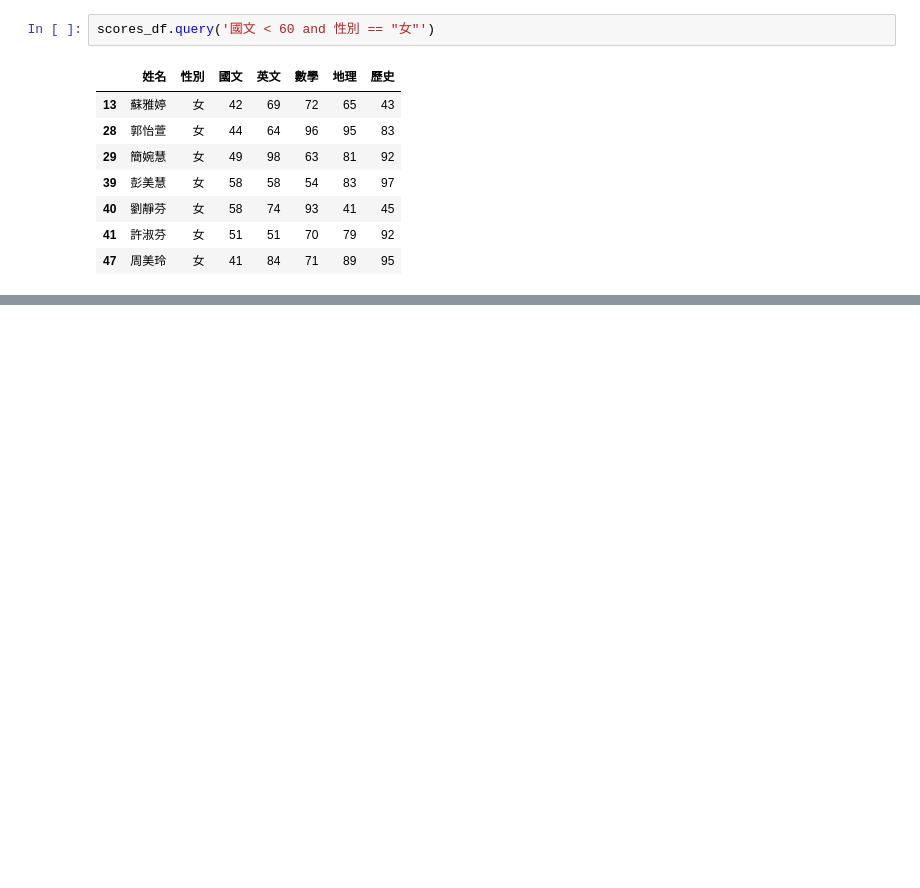
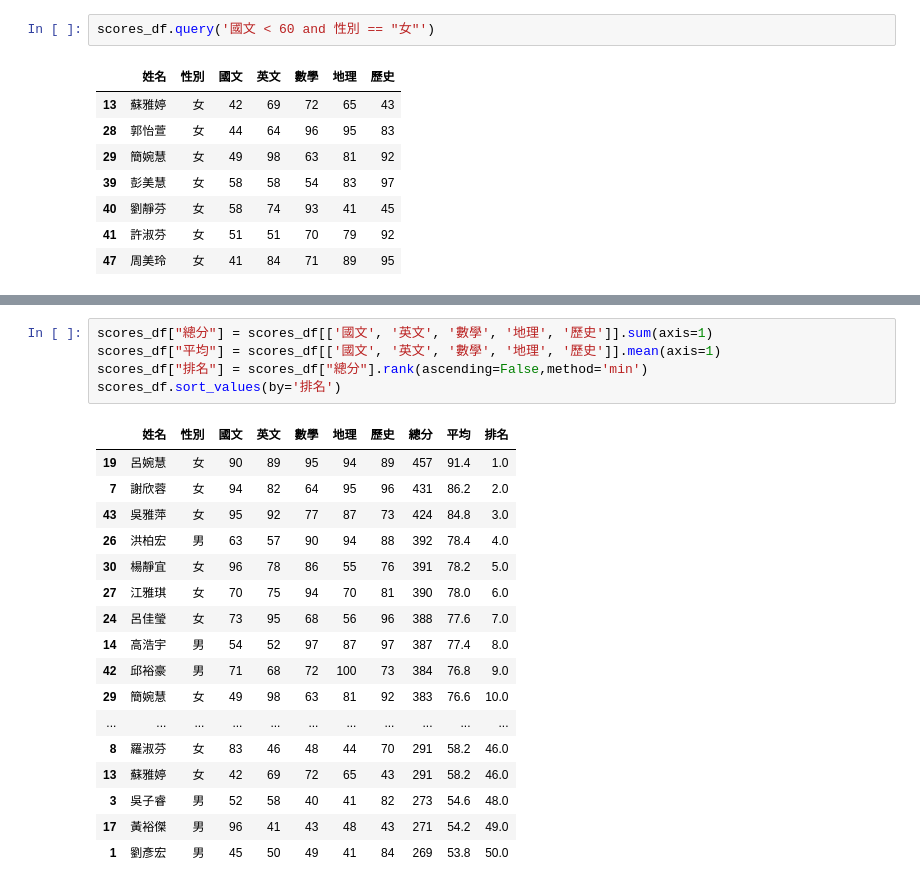
Before and after one commit to Sharon6260/BaoW, a Jupyter notebook: 0718/P1.ipynb, the cells around one changed output, grey strips where cells are left out. Cells and saved outputs as stored; diff of their text form; blank space fills up the shorter version.

```diff
--- a/0718/P1.ipynb
+++ b/0718/P1.ipynb
@@ -127,0 +141,23 @@ scores_df.query('國文 < 60 and 性別 == "女"')
+# %%
+scores_df["總分"] = scores_df[['國文', '英文', '數學', '地理', '歷史']].sum(axis=1)
+scores_df["平均"] = scores_df[['國文', '英文', '數學', '地理', '歷史']].mean(axis=1)
+scores_df["排名"] = scores_df["總分"].rank(ascending=False,method='min')
+scores_df.sort_values(by='排名')
+# %% [output]
+|  | 姓名 | 性別 | 國文 | 英文 | 數學 | 地理 | 歷史 | 總分 | 平均 | 排名 |
+| 19 | 呂婉慧 | 女 | 90 | 89 | 95 | 94 | 89 | 457 | 91.4 | 1.0 |
+| 7 | 謝欣蓉 | 女 | 94 | 82 | 64 | 95 | 96 | 431 | 86.2 | 2.0 |
+| 43 | 吳雅萍 | 女 | 95 | 92 | 77 | 87 | 73 | 424 | 84.8 | 3.0 |
+| 26 | 洪柏宏 | 男 | 63 | 57 | 90 | 94 | 88 | 392 | 78.4 | 4.0 |
+| 30 | 楊靜宜 | 女 | 96 | 78 | 86 | 55 | 76 | 391 | 78.2 | 5.0 |
+| 27 | 江雅琪 | 女 | 70 | 75 | 94 | 70 | 81 | 390 | 78.0 | 6.0 |
+| 24 | 呂佳瑩 | 女 | 73 | 95 | 68 | 56 | 96 | 388 | 77.6 | 7.0 |
+| 14 | 高浩宇 | 男 | 54 | 52 | 97 | 87 | 97 | 387 | 77.4 | 8.0 |
+| 42 | 邱裕豪 | 男 | 71 | 68 | 72 | 100 | 73 | 384 | 76.8 | 9.0 |
+| 29 | 簡婉慧 | 女 | 49 | 98 | 63 | 81 | 92 | 383 | 76.6 | 10.0 |
+| ... | ... | ... | ... | ... | ... | ... | ... | ... | ... | ... |
+| 8 | 羅淑芬 | 女 | 83 | 46 | 48 | 44 | 70 | 291 | 58.2 | 46.0 |
+| 13 | 蘇雅婷 | 女 | 42 | 69 | 72 | 65 | 43 | 291 | 58.2 | 46.0 |
+| 3 | 吳子睿 | 男 | 52 | 58 | 40 | 41 | 82 | 273 | 54.6 | 48.0 |
+| 17 | 黃裕傑 | 男 | 96 | 41 | 43 | 48 | 43 | 271 | 54.2 | 49.0 |
+| 1 | 劉彥宏 | 男 | 45 | 50 | 49 | 41 | 84 | 269 | 53.8 | 50.0 |
```
Also changed, not shown: parts of 1 cell of this notebook.
